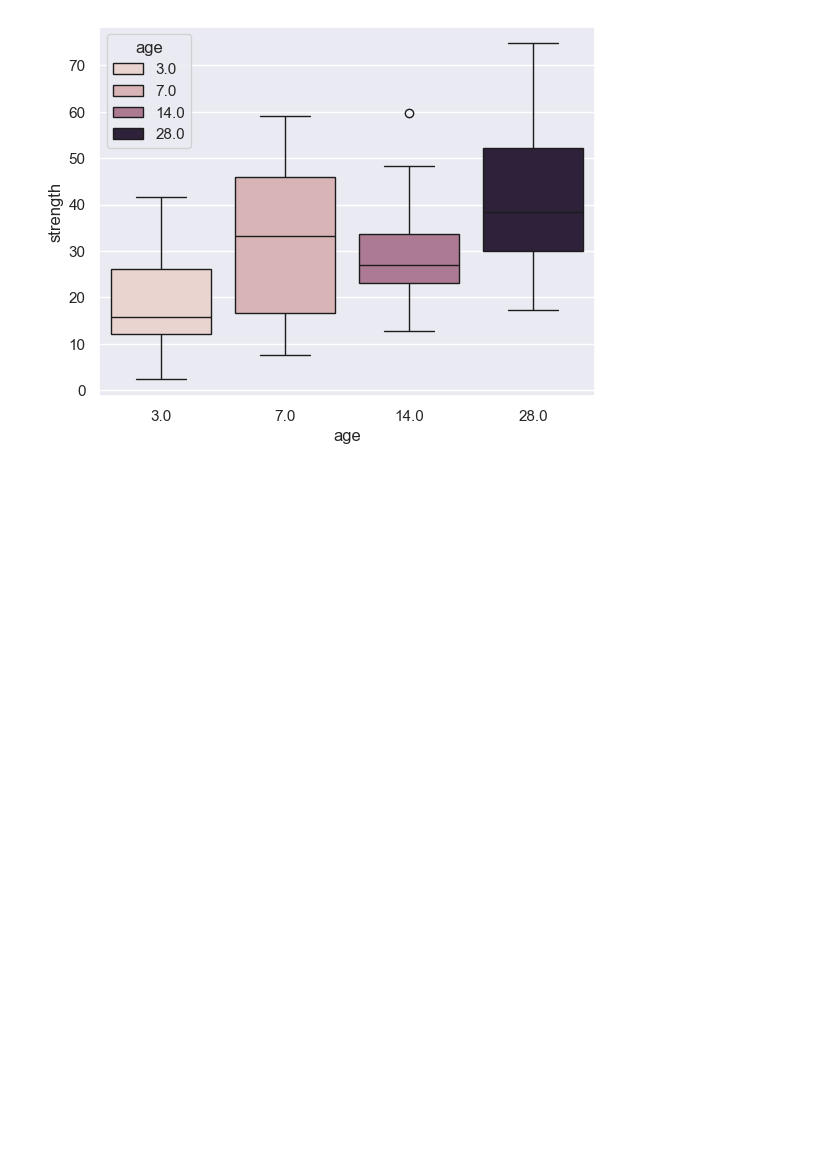
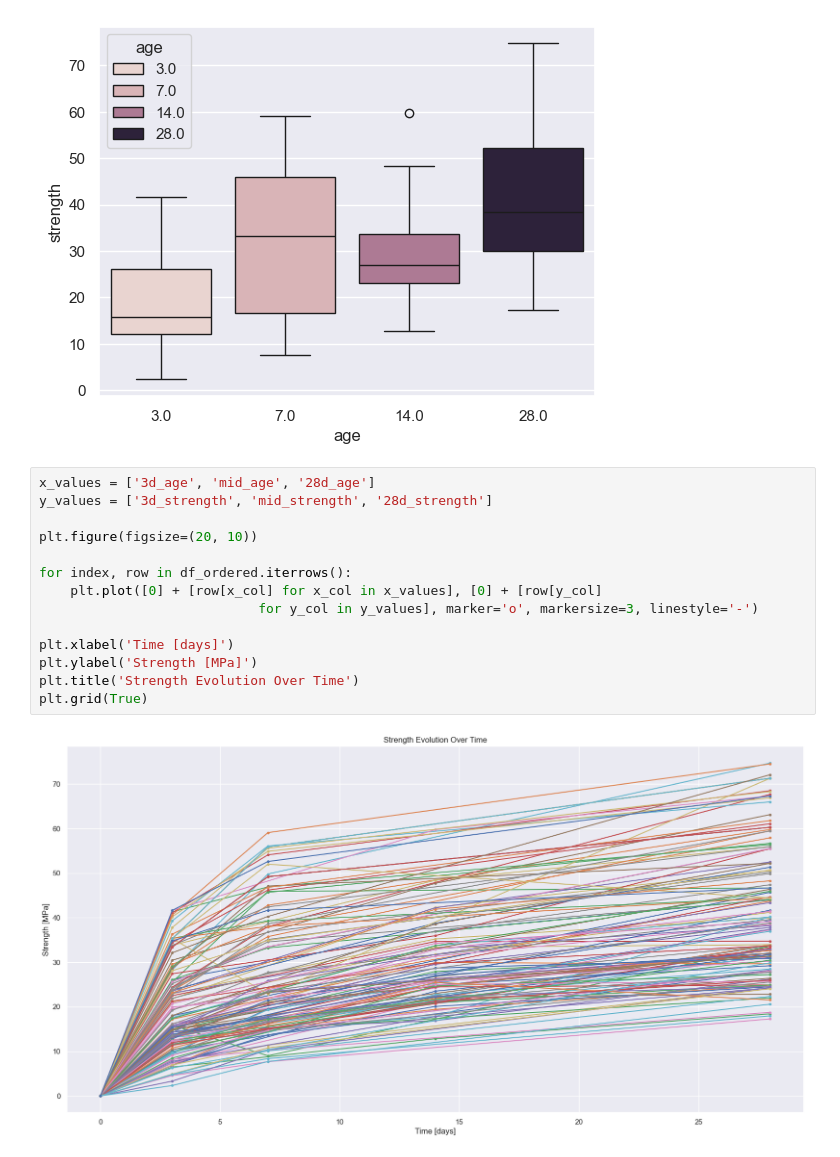
Before and after one commit to supernauth/cement_manufacturing, a Jupyter notebook: cement_manufacuring.ipynb, the cells around one changed output. Drawn from its saved outputs; the diff is of its cells as text; blank space fills up the shorter version.

Commit message:
Plotted the strength development curve

```diff
--- a/cement_manufacuring.ipynb
+++ b/cement_manufacuring.ipynb
@@ -569,3 +569,19 @@ sns.boxplot(
 # %% [output]
 <Axes: xlabel='age', ylabel='strength'>
 [figure]
+# %%
+x_values = ['3d_age', 'mid_age', '28d_age']
+y_values = ['3d_strength', 'mid_strength', '28d_strength']
+
+plt.figure(figsize=(20, 10))
+
+for index, row in df_ordered.iterrows():
+    plt.plot([0] + [row[x_col] for x_col in x_values], [0] + [row[y_col]
+                            for y_col in y_values], marker='o', markersize=3, linestyle='-')
+
+plt.xlabel('Time [days]')
+plt.ylabel('Strength [MPa]')
+plt.title('Strength Evolution Over Time')
+plt.grid(True)
+# %% [output]
+[figure, added]
```
Also changed, not shown: parts of 1 cell of this notebook.
